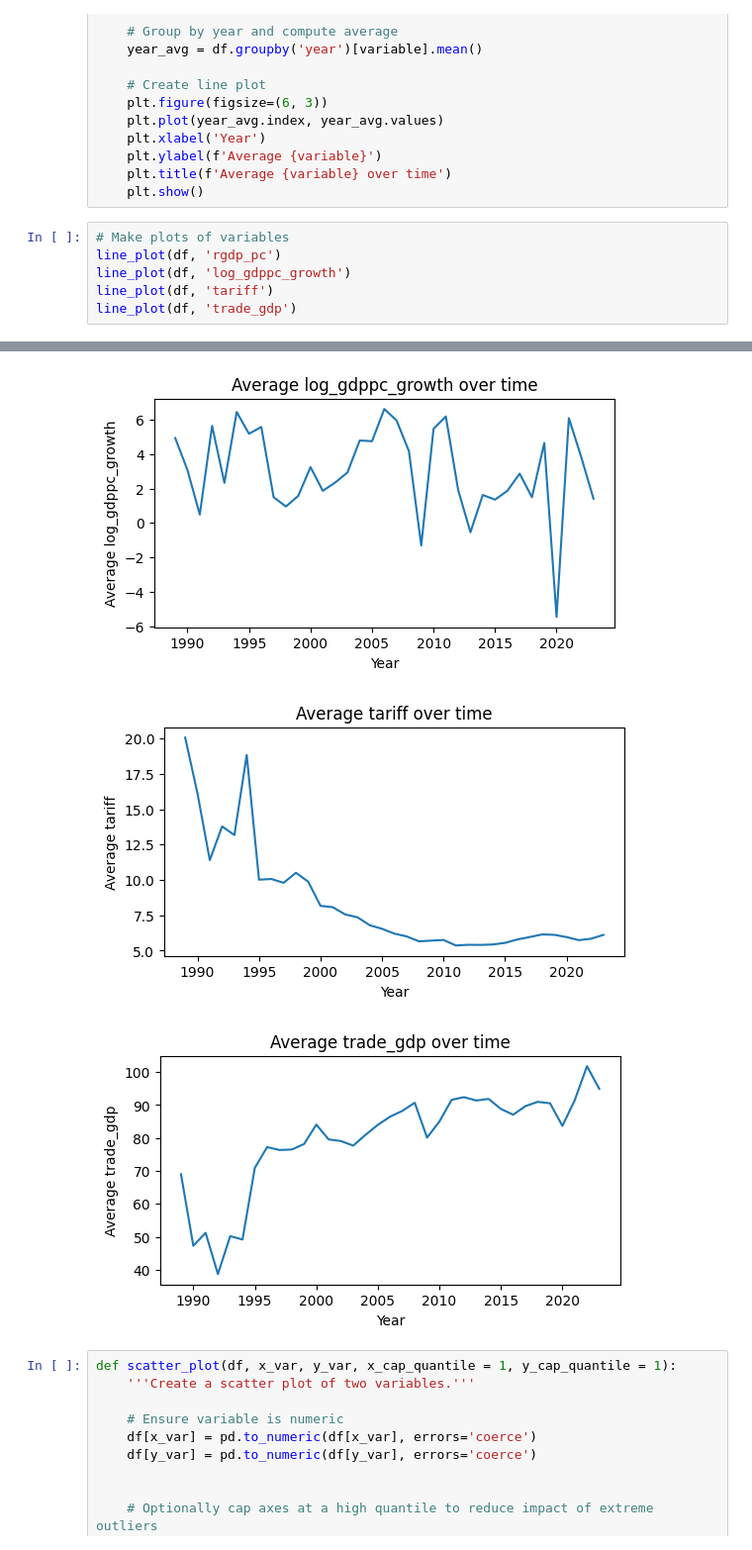
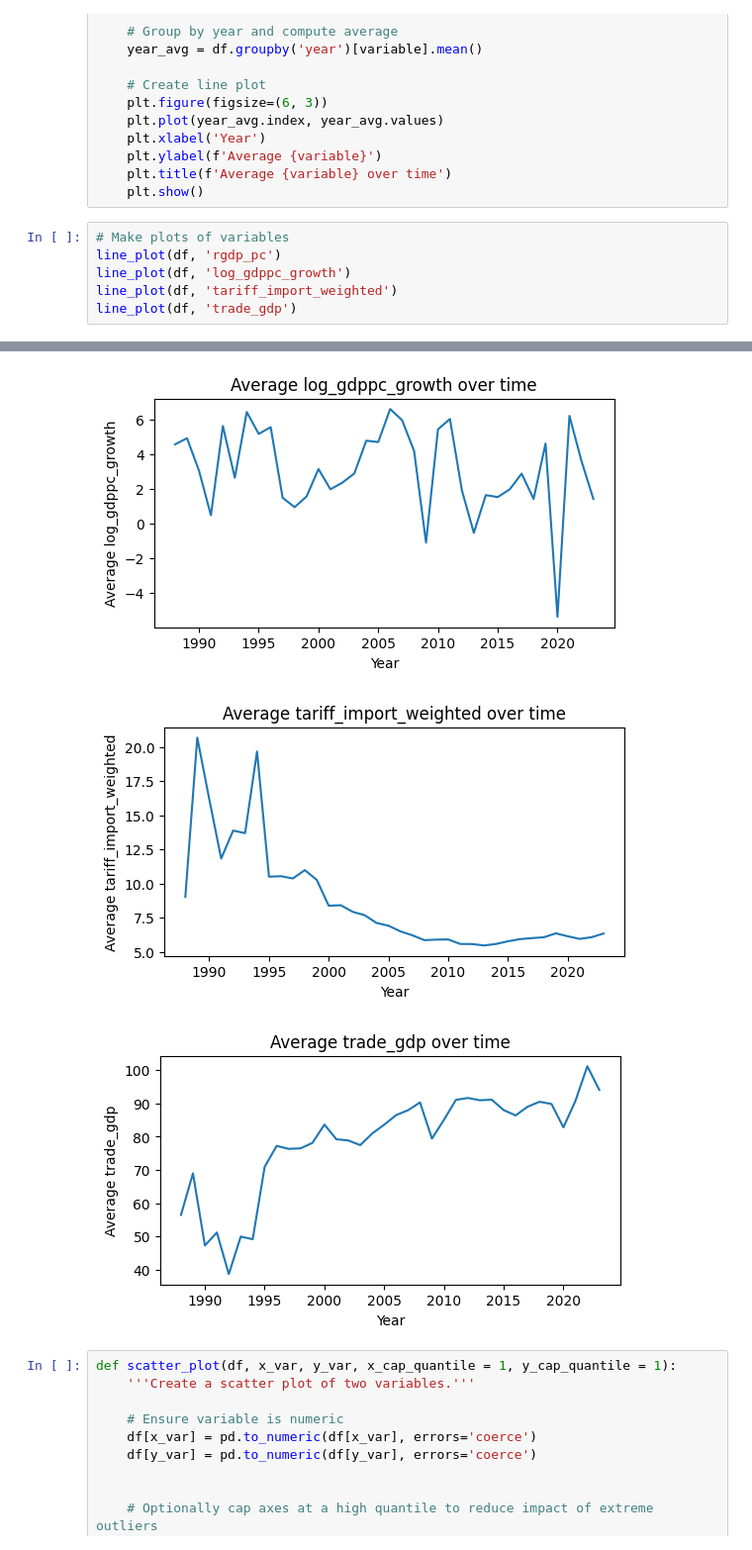
Before and after one commit to RadostTrak/trade-growth-panel-analysis, a Jupyter notebook: 02_data_exploration.ipynb, the cells around one changed output, grey strips where cells are left out. Shown at 99% size. Drawn from its saved outputs; the diff is of its cells as text.

```diff
--- a/02_data_exploration.ipynb
+++ b/02_data_exploration.ipynb
@@ -39,6 +42,6 @@ def line_plot(df, variable):
 # Make plots of variables
 line_plot(df, 'rgdp_pc')
 line_plot(df, 'log_gdppc_growth')
-line_plot(df, 'tariff')
+line_plot(df, 'tariff_import_weighted')
 line_plot(df, 'trade_gdp')
 # %% [output]
@@ -46,6 +49,6 @@ line_plot(df, 'trade_gdp')
-[figure, old version]
+[figure, new version]
-[figure, old version]
+[figure, new version]
-[figure, old version]
+[figure, new version]
 # %%
 def scatter_plot(df, x_var, y_var, x_cap_quantile = 1, y_cap_quantile = 1):
     '''Create a scatter plot of two variables.'''
```
Also changed, not shown: parts of 7 cells of this notebook.
